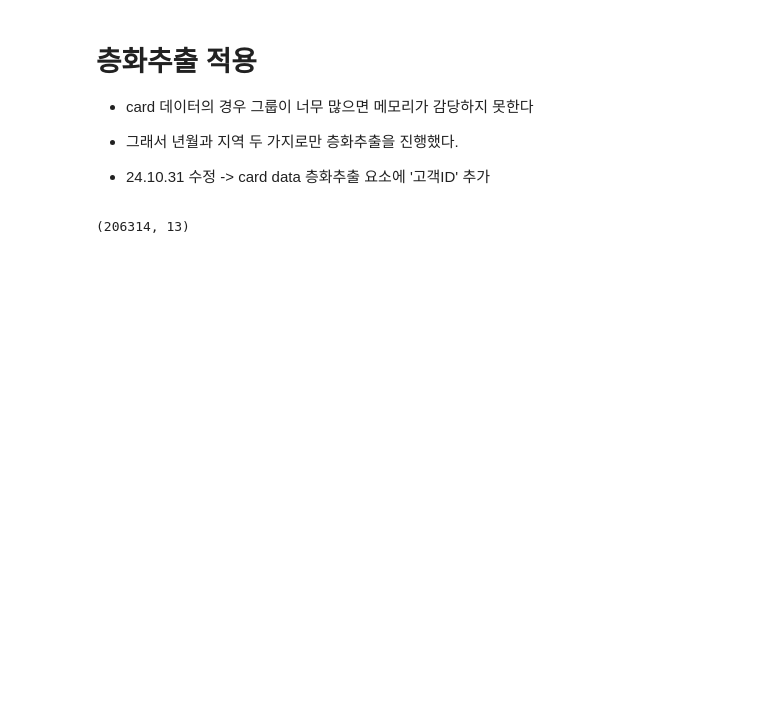
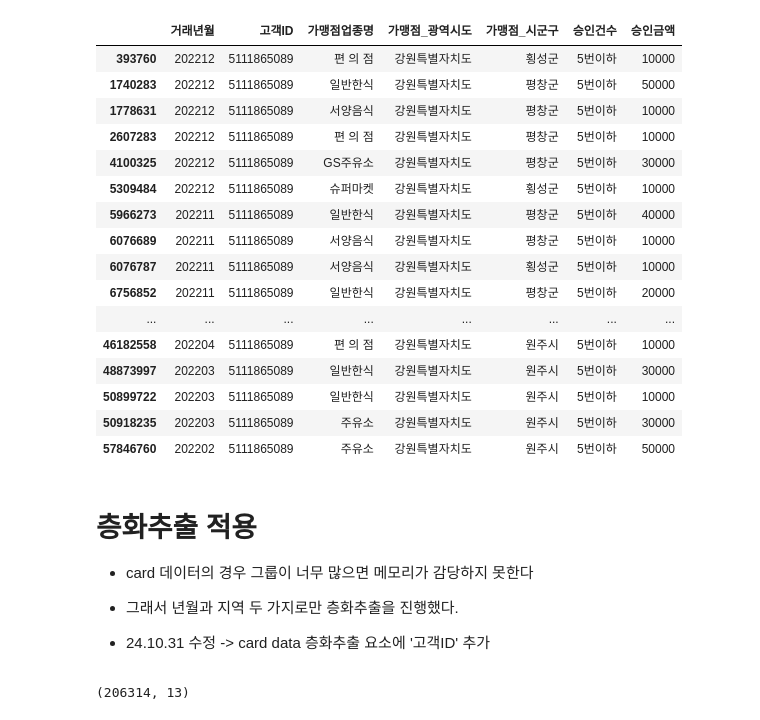
Before and after one commit to shs1018/iM_DiGital_Banker_academy, a Jupyter notebook: projects/iMBank_pj1/big_data_sample.ipynb, the cells around one changed output. Saved outputs shown, nothing was run; the diff lists cells and outputs as text; code cells hidden in the pictures; blank space fills up the shorter version.

```diff
--- a/projects/iMBank_pj1/big_data_sample.ipynb
+++ b/projects/iMBank_pj1/big_data_sample.ipynb
@@ -31,3 +33,23 @@ MemoryError: Unable to allocate 1.29 GiB for an array with shape (8, 21578686) a
+# %%
+datasets['data_2'][datasets['data_2']['고객ID'] == 5111865089][datasets['data_2']['가맹점_광역시도']=='강원특별자치도']
+# %% [output]
+|  | 거래년월 | 고객ID | 가맹점업종명 | 가맹점_광역시도 | 가맹점_시군구 | 승인건수 | 승인금액 |
+| 393760 | 202212 | 5111865089 | 편 의 점 | 강원특별자치도 | 횡성군 | 5번이하 | 10000 |
+| 1740283 | 202212 | 5111865089 | 일반한식 | 강원특별자치도 | 평창군 | 5번이하 | 50000 |
+| 1778631 | 202212 | 5111865089 | 서양음식 | 강원특별자치도 | 평창군 | 5번이하 | 10000 |
+| 2607283 | 202212 | 5111865089 | 편 의 점 | 강원특별자치도 | 평창군 | 5번이하 | 10000 |
+| 4100325 | 202212 | 5111865089 | GS주유소 | 강원특별자치도 | 평창군 | 5번이하 | 30000 |
+| 5309484 | 202212 | 5111865089 | 슈퍼마켓 | 강원특별자치도 | 횡성군 | 5번이하 | 10000 |
+| 5966273 | 202211 | 5111865089 | 일반한식 | 강원특별자치도 | 평창군 | 5번이하 | 40000 |
+| 6076689 | 202211 | 5111865089 | 서양음식 | 강원특별자치도 | 평창군 | 5번이하 | 10000 |
+| 6076787 | 202211 | 5111865089 | 서양음식 | 강원특별자치도 | 횡성군 | 5번이하 | 10000 |
+| 6756852 | 202211 | 5111865089 | 일반한식 | 강원특별자치도 | 평창군 | 5번이하 | 20000 |
+| ... | ... | ... | ... | ... | ... | ... | ... |
+| 46182558 | 202204 | 5111865089 | 편 의 점 | 강원특별자치도 | 원주시 | 5번이하 | 10000 |
+| 48873997 | 202203 | 5111865089 | 일반한식 | 강원특별자치도 | 원주시 | 5번이하 | 30000 |
+| 50899722 | 202203 | 5111865089 | 일반한식 | 강원특별자치도 | 원주시 | 5번이하 | 10000 |
+| 50918235 | 202203 | 5111865089 | 주유소 | 강원특별자치도 | 원주시 | 5번이하 | 30000 |
+| 57846760 | 202202 | 5111865089 | 주유소 | 강원특별자치도 | 원주시 | 5번이하 | 50000 |
 # %% [markdown]
 # 층화추출 적용
 - card 데이터의 경우 그룹이 너무 많으면 메모리가 감당하지 못한다
```
Also changed, not shown: parts of 9 cells of this notebook, 2 other files.
